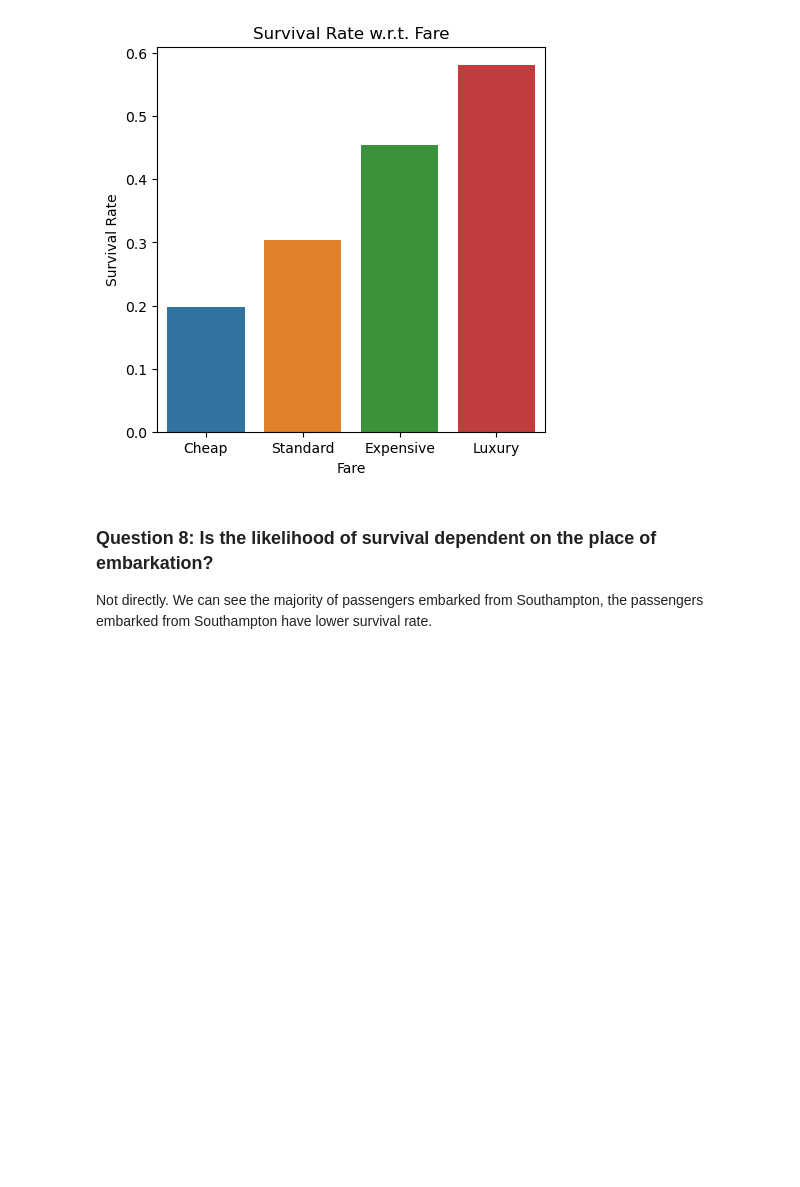
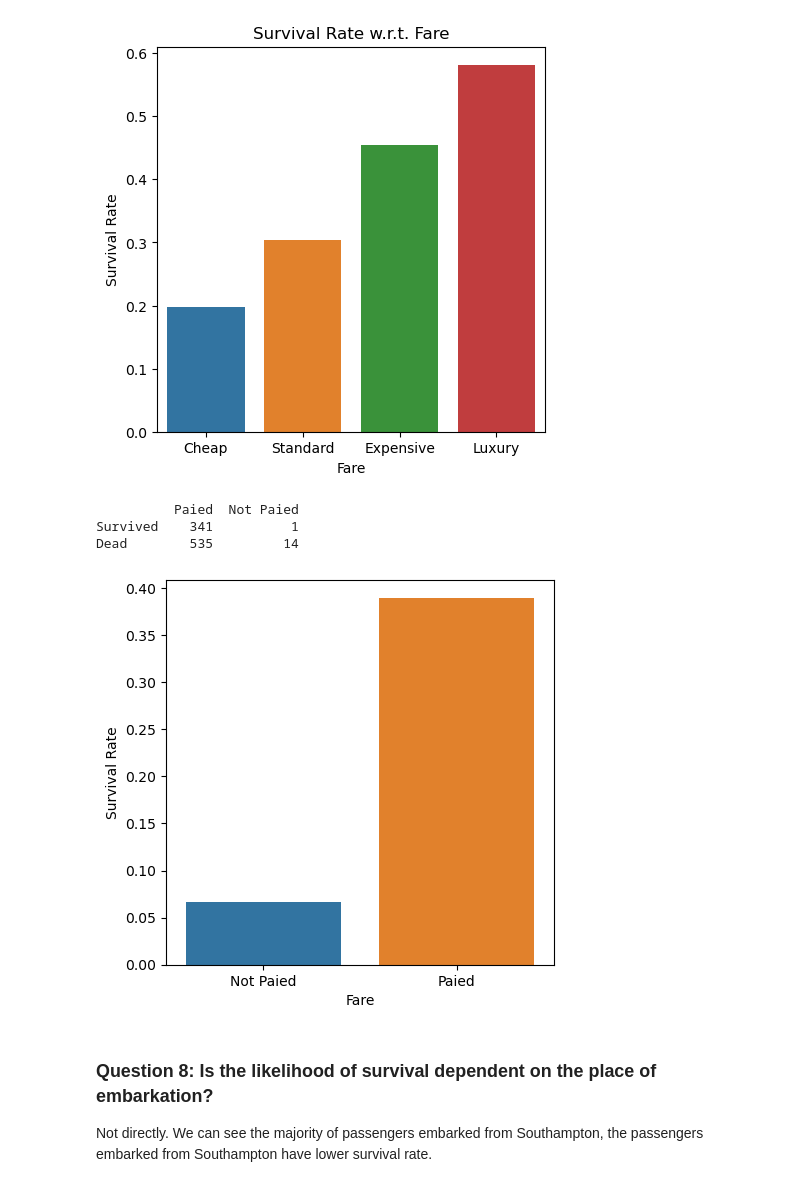
Before and after one commit to xzhxzhxzhxzhxzh/Titanic-Survivor-Prediction, a Jupyter notebook: titanic.ipynb, the cells around one changed output. Cells and saved outputs as stored; diff of their text form; code cells hidden in the pictures; blank space fills up the shorter version.

```diff
--- a/titanic.ipynb
+++ b/titanic.ipynb
@@ -186,6 +199,22 @@ plot_quartiles(train_df, 'Fare', cat, 'Survival Rate w.r.t. Fare')
 Name: Fare, Length: 891, dtype: category
 Categories (4, object): ['Cheap' < 'Standard' < 'Expensive' < 'Luxury']
 [figure]
+# %%
+train_df_ = train_df.copy()
+train_df_['Fare'] = pd.cut(train_df_['Fare'], [-np.inf, 1, np.inf], labels=['Not Paied', 'Paied'])
+
+plt.figure(figsize=(5, 5))
+bar = sns.barplot(x='Fare', y='Survived', errorbar=None, data=train_df_).set_ylabel('Survival Rate')
+
+survived = train_df_[train_df['Survived'] == 1]['Fare'].value_counts()
+dead = train_df_[train_df_['Survived'] == 0]['Fare'].value_counts()
+df = pd.DataFrame({'Survived': survived, 'Dead': dead}).transpose()
+print(df)
+# %% [output]
+          Paied  Not Paied
+Survived    341          1
+Dead        535         14
+[figure, added]
 # %% [markdown]
 ### Question 8: Is the likelihood of survival dependent on the place of embarkation?
 
```
Also changed, not shown: parts of 19 cells of this notebook.
